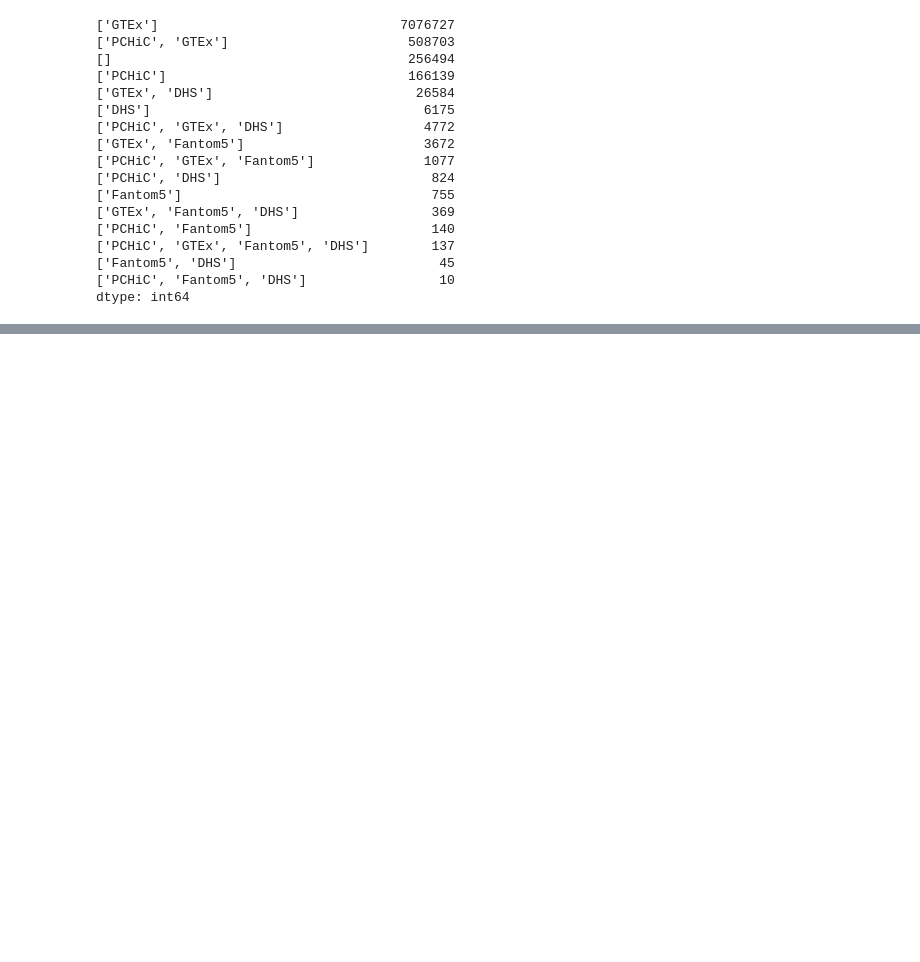
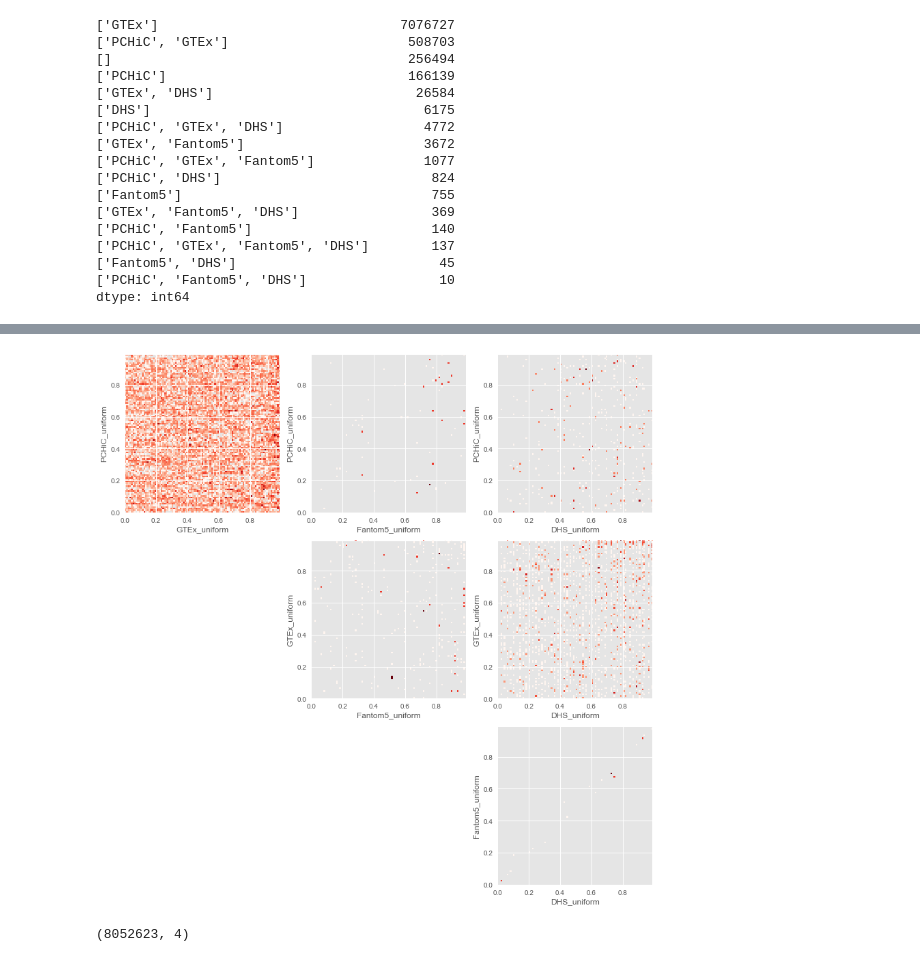
Before and after one commit to opentargets-archive/postgap_analysis, a Jupyter notebook: postgap_issues_2017_11_22.ipynb, the cells around one changed output, grey strips where cells are left out. Cells and saved outputs as stored; diff of their text form; code cells hidden in the pictures; blank space fills up the shorter version.

```diff
--- a/postgap_issues_2017_11_22.ipynb
+++ b/postgap_issues_2017_11_22.ipynb
@@ -253,0 +312,12 @@ dtype: int64
+# %%
+def to_uniform(df, col):
+    col_series = df[col].head(500000)
+    bins = col_series.sort_values().unique()
+    bins = bins[bins > 0]
+    col_uniform = col_series.apply(lambda x: (np.digitize(x, bins=bins)) / len(bins))
+    return col_uniform
+# %%
+ot_scores_filtered_uniform = pd.DataFrame({
+    (p + '_uniform'): to_uniform(ot_scores_filtered, p) for p in ot_score_parts
+})
+ot_scores_filtered_uniform.head()
@@ -253,0 +332,9 @@ dtype: int64
+# %%
+# how do subscores compare if gtex filtered and transformed?
+pairwise_score_hist(ot_scores_filtered_uniform, [(p + '_uniform') for p in ot_score_parts])
+# %% [output]
+[figure, added]
+# %%
+ot_scores_filtered.shape
+# %% [output]
+(8052623, 4)
```
Also changed, not shown: parts of 8 cells of this notebook.
